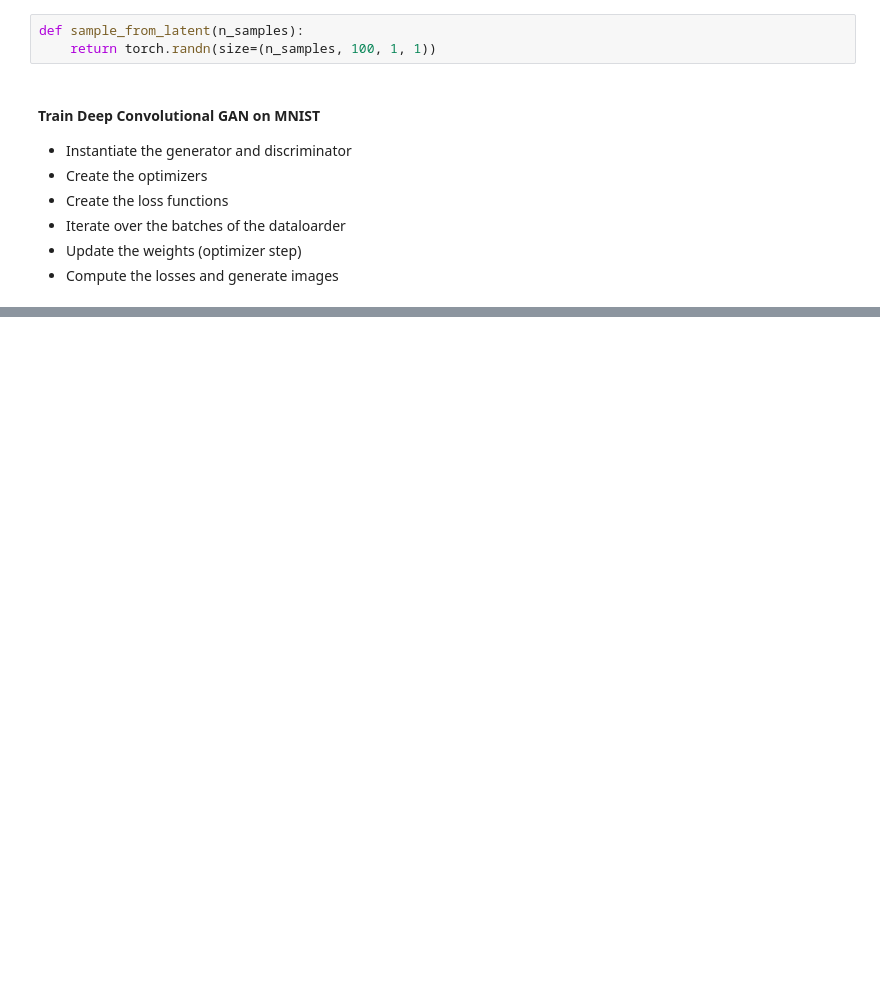
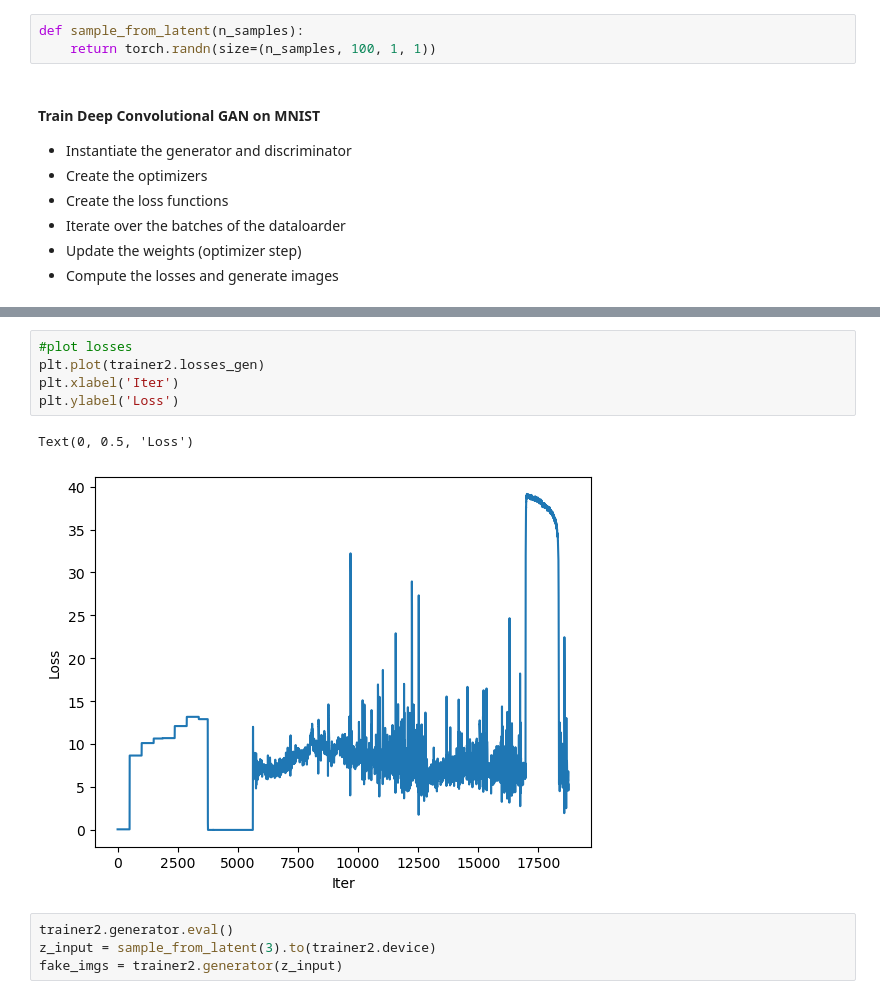
Before and after one commit to dbuos/machine-learning-samples, a Jupyter notebook: DeepConvGAN/deep_conv_gan_mnist.ipynb, the cells around one changed output, grey strips where cells are left out. Saved outputs shown, nothing was run; the diff lists cells and outputs as text; blank space fills up the shorter version.

```diff
--- a/DeepConvGAN/deep_conv_gan_mnist.ipynb
+++ b/DeepConvGAN/deep_conv_gan_mnist.ipynb
@@ -156,0 +209,12 @@ Text(0, 0.5, 'Loss')
+# %%
+#plot losses
+plt.plot(trainer2.losses_gen)
+plt.xlabel('Iter')
+plt.ylabel('Loss')
+# %% [output]
+Text(0, 0.5, 'Loss')
+[figure, added]
+# %%
+trainer2.generator.eval()
+z_input = sample_from_latent(3).to(trainer2.device)
+fake_imgs = trainer2.generator(z_input)
```
Also changed, not shown: parts of 11 cells of this notebook.
